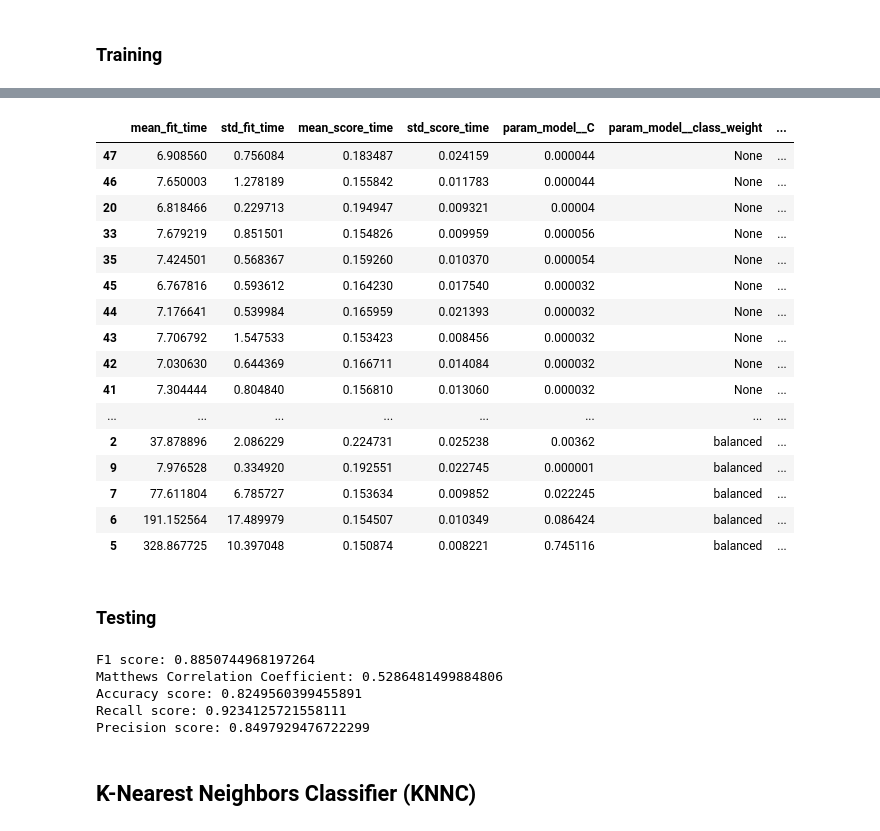
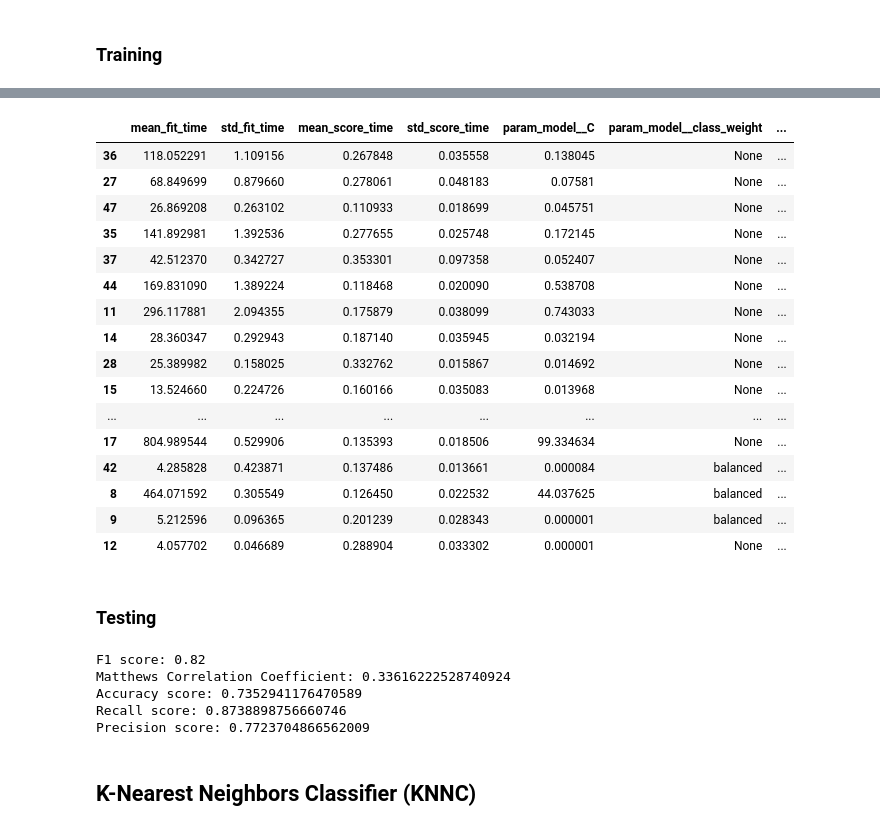
Before and after one commit to GeorgeIniatis/AlphaFold_Dataset_Drug_Binding_Prediction, a Jupyter notebook: Classification_Baseline_Models.ipynb, the cells around one changed output, grey strips where cells are left out. Cells and saved outputs as stored; diff of their text form; code cells hidden in the pictures.

Commit message:
Retrained models using new decontaminated sets

```diff
--- a/Classification_Baseline_Models.ipynb
+++ b/Classification_Baseline_Models.ipynb
@@ -461,38 +517,38 @@ optimised_lsvc.get_params()
  'model__verbose': 0}
 # %%
 lsvc_grid_search_dataframe = pd.DataFrame(
-    np.load("Dataset_Files/Classification_Models/optimised_lsvc_cv_results.npy", allow_pickle=True).tolist())
+    np.load("Dataset_Files/Baseline_Models/Classification/optimised_lsvc_cv_results.npy", allow_pickle=True).tolist())
 lsvc_grid_search_dataframe.sort_values(by=["rank_test_score"], inplace=True)
 lsvc_grid_search_dataframe
 # %% [output]
 |  | mean_fit_time | std_fit_time | mean_score_time | std_score_time | param_model__C | param_model__class_weight | ... |
-| 47 | 6.908560 | 0.756084 | 0.183487 | 0.024159 | 0.000044 | None | ... |
-| 46 | 7.650003 | 1.278189 | 0.155842 | 0.011783 | 0.000044 | None | ... |
-| 20 | 6.818466 | 0.229713 | 0.194947 | 0.009321 | 0.00004 | None | ... |
-| 33 | 7.679219 | 0.851501 | 0.154826 | 0.009959 | 0.000056 | None | ... |
-| 35 | 7.424501 | 0.568367 | 0.159260 | 0.010370 | 0.000054 | None | ... |
-| 45 | 6.767816 | 0.593612 | 0.164230 | 0.017540 | 0.000032 | None | ... |
-| 44 | 7.176641 | 0.539984 | 0.165959 | 0.021393 | 0.000032 | None | ... |
-| 43 | 7.706792 | 1.547533 | 0.153423 | 0.008456 | 0.000032 | None | ... |
-| 42 | 7.030630 | 0.644369 | 0.166711 | 0.014084 | 0.000032 | None | ... |
-| 41 | 7.304444 | 0.804840 | 0.156810 | 0.013060 | 0.000032 | None | ... |
+| 36 | 118.052291 | 1.109156 | 0.267848 | 0.035558 | 0.138045 | None | ... |
+| 27 | 68.849699 | 0.879660 | 0.278061 | 0.048183 | 0.07581 | None | ... |
+| 47 | 26.869208 | 0.263102 | 0.110933 | 0.018699 | 0.045751 | None | ... |
+| 35 | 141.892981 | 1.392536 | 0.277655 | 0.025748 | 0.172145 | None | ... |
+| 37 | 42.512370 | 0.342727 | 0.353301 | 0.097358 | 0.052407 | None | ... |
+| 44 | 169.831090 | 1.389224 | 0.118468 | 0.020090 | 0.538708 | None | ... |
+| 11 | 296.117881 | 2.094355 | 0.175879 | 0.038099 | 0.743033 | None | ... |
+| 14 | 28.360347 | 0.292943 | 0.187140 | 0.035945 | 0.032194 | None | ... |
+| 28 | 25.389982 | 0.158025 | 0.332762 | 0.015867 | 0.014692 | None | ... |
+| 15 | 13.524660 | 0.224726 | 0.160166 | 0.035083 | 0.013968 | None | ... |
 | ... | ... | ... | ... | ... | ... | ... | ... |
-| 2 | 37.878896 | 2.086229 | 0.224731 | 0.025238 | 0.00362 | balanced | ... |
-| 9 | 7.976528 | 0.334920 | 0.192551 | 0.022745 | 0.000001 | balanced | ... |
-| 7 | 77.611804 | 6.785727 | 0.153634 | 0.009852 | 0.022245 | balanced | ... |
-| 6 | 191.152564 | 17.489979 | 0.154507 | 0.010349 | 0.086424 | balanced | ... |
-| 5 | 328.867725 | 10.397048 | 0.150874 | 0.008221 | 0.745116 | balanced | ... |
+| 17 | 804.989544 | 0.529906 | 0.135393 | 0.018506 | 99.334634 | None | ... |
+| 42 | 4.285828 | 0.423871 | 0.137486 | 0.013661 | 0.000084 | balanced | ... |
+| 8 | 464.071592 | 0.305549 | 0.126450 | 0.022532 | 44.037625 | balanced | ... |
+| 9 | 5.212596 | 0.096365 | 0.201239 | 0.028343 | 0.000001 | balanced | ... |
+| 12 | 4.057702 | 0.046689 | 0.288904 | 0.033302 | 0.000001 | None | ... |
 # %% [markdown]
 ### Testing
 # %%
-y_test_pred = optimised_lsvc.predict(X_test_classification)
-calculate_metrics_classification(y_test_classification, y_test_pred)
+y_test_pred = optimised_lsvc.predict(X_test)
+calculate_metrics_classification(y_test, y_test_pred)
 # %% [output]
-F1 score: 0.8850744968197264
-Matthews Correlation Coefficient: 0.5286481499884806
-Accuracy score: 0.8249560399455891
-Recall score: 0.9234125721558111
-Precision score: 0.8497929476722299
+F1 score: 0.82
+Matthews Correlation Coefficient: 0.33616222528740924
+Accuracy score: 0.7352941176470589
+Recall score: 0.8738898756660746
+Precision score: 0.7723704866562009
 # %% [markdown]
 ## K-Nearest Neighbors Classifier (KNNC)
 # %%
```
Also changed, not shown: parts of 44 cells of this notebook.
